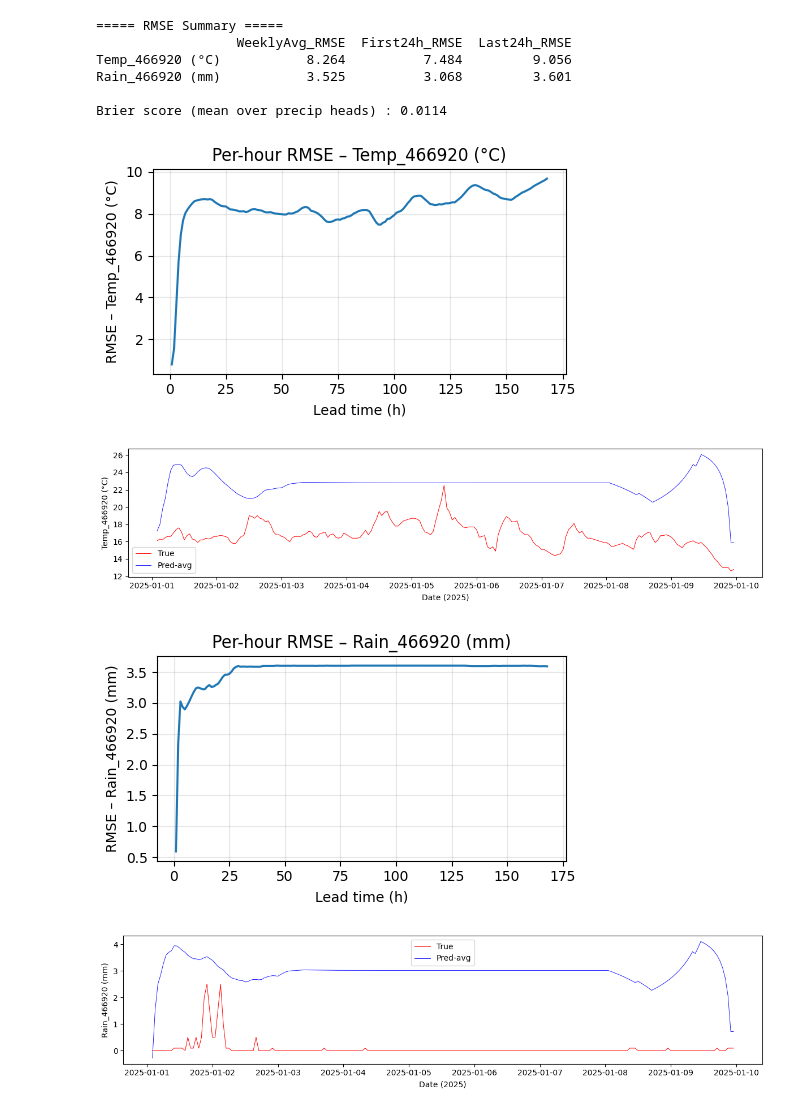
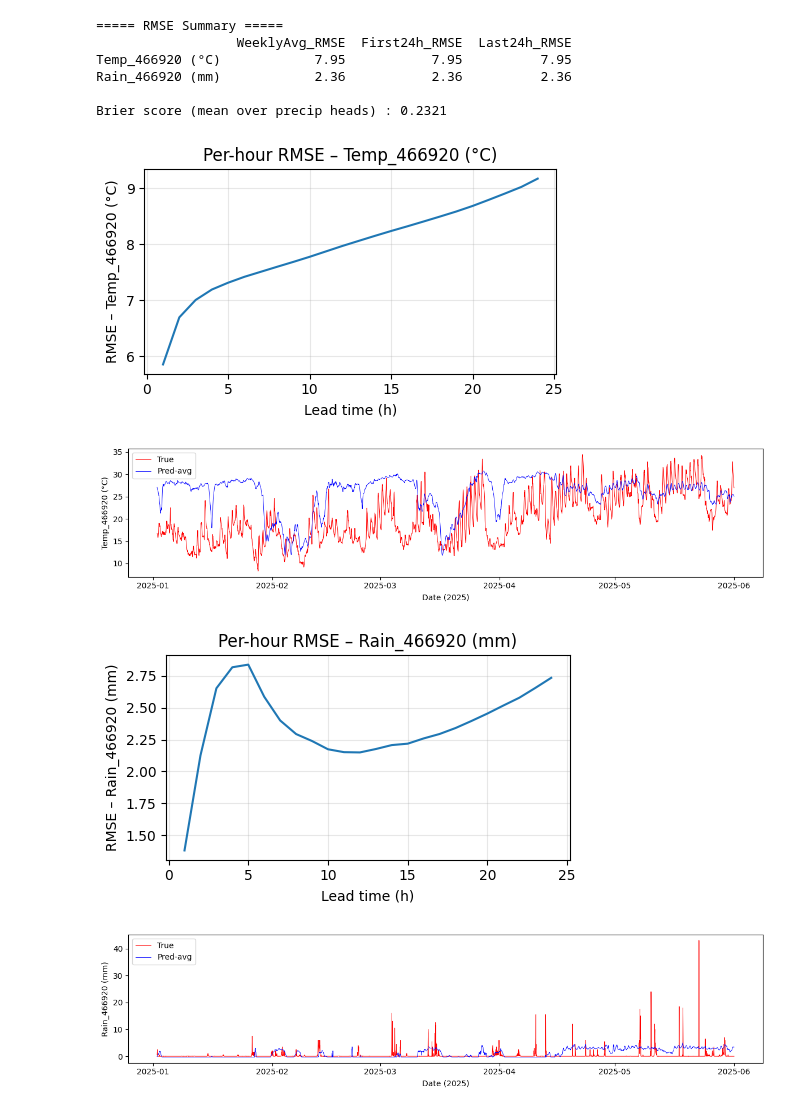
Before and after one commit to 0513Tim/AIOTLAB, a Jupyter notebook: evaluate.ipynb, the cells around one changed output. Saved outputs shown, nothing was run; the diff lists cells and outputs as text; code cells hidden in the pictures.

```diff
--- a/evaluate.ipynb
+++ b/evaluate.ipynb
@@ -70,30 +69,36 @@ Evaluate: 2025-01-01 00:00:00 → 2025-01-09 23:00:00 | hrs = 215
 # %%
-# 4) 緩衝 -------------------------------------------------------------------
+# 4) 緩衝區 ───────────────────────────────────────────────────────────────
 K = len(TARGET_COLS)
 pred_sum_std = np.zeros((N, K))
 pred_cnt     = np.zeros((N, 1))
-true_buf     = eval_df[TARGET_COLS].values
+true_buf     = df.loc[mask, TARGET_COLS].values    # 真值 (N,K)
 sqe          = np.zeros((K, HORIZON))
 cntR         = np.zeros((K, HORIZON))
 brier_s, brier_n = 0.0, 0
 
+# 5) 自迴歸預測 ───────────────────────────────────────────────────────────
+for st in tqdm(range(N - HORIZON), desc="AR rolling"):
+    # ---- 取「全球」歷史 window，包含 START_DATE 之前 --------
+    g_idx      = idx_eval[st]                         # 全表中的 row id
+    start_hist = g_idx - HISTORY + 1
+    assert start_hist >= 0, "資料開頭不足以提供 24 h 歷史"
+    win = all_std[start_hist : g_idx + 1].copy()      # (24,F)
 
-# 5) 自回歸 -----------------------------------------------------------------
-for st in tqdm(range(N - HORIZON), desc="AR rolling"):
-    win = eval_std[st - HISTORY + 1: st + 1].copy()
     pred_buf_std = np.zeros((HORIZON, K))
+
     for h in range(HORIZON):
-        x = torch.tensor(win[-HISTORY:][None], dtype=torch.float32).to(DEVICE)
+        x = torch.tensor(win[-HISTORY:][None],
+                         dtype=torch.float32).to(DEVICE)
         with torch.no_grad():
             p_hat, amt_hat, oth_hat = model(x)
-        p_hat  = p_hat.cpu().numpy()[0]
-        amt_hat= amt_hat.cpu().numpy()[0]
-        oth_hat= oth_hat.cpu().numpy()[0]
+        p_hat   = p_hat.cpu().numpy()[0]
+        amt_hat = amt_hat.cpu().numpy()[0]
+        oth_hat = oth_hat.cpu().numpy()[0]
 
         full = np.zeros(len(feat_cols), dtype=np.float32)
         full[precip_idx] = amt_hat
         full[[i for i in range(len(feat_cols)) if i not in precip_idx]] = oth_hat
-        win = np.vstack([win, full])
+        win = np.vstack([win, full])                  # 把預測塞進 window
 
         rain_amt = (p_hat > THR).astype(float) * amt_hat
         out_full = full.copy(); out_full[precip_idx] = rain_amt
@@ -108,14 +113,14 @@ for st in tqdm(range(N - HORIZON), desc="AR rolling"):
     pred_sum_std[rel_start:rel_end] += pred_buf_std
     pred_cnt[rel_start:rel_end]     += 1
 
-    # 反標準化後計算誤差
+    # 反標準化計 RMSE
     pred_buf = pred_buf_std * scale_tgt + mean_tgt
-    truth    = eval_df.iloc[rel_start:rel_end][TARGET_COLS].values
-    err2 = (pred_buf - truth) ** 2
-    sqe += err2.T
-    cntR+= 1
+    truth    = df.iloc[idx_eval[rel_start:rel_end]][TARGET_COLS].values
+    err2     = (pred_buf - truth) ** 2
+    sqe     += err2.T
+    cntR    += 1
 # %%
-# 6) 統計 + 圖表 ------------------------------------------------------------
+# 6) 結果統計 + 畫圖 ──────────────────────────────────────────────────────
 avg_pred_std = pred_sum_std / np.where(pred_cnt == 0, 1, pred_cnt)
 avg_pred     = avg_pred_std * scale_tgt + mean_tgt
 rmse         = np.sqrt(sqe / cntR)
@@ -130,40 +135,40 @@ print(summary)
 print(f"\nBrier score (mean over precip heads) : {brier_s / brier_n:.4f}")
 
 def safe(s): return regex.sub(r"[^\w一-龥]+", "_", s)
 
-skip      = HISTORY
-dt_plot   = eval_df["Datetime"].values[skip:]
+skip = HISTORY
+dt_plot   = df.loc[idx_eval[skip:], "Datetime"].values
 true_plot = true_buf[skip:]
 pred_plot = avg_pred[skip:]
 hours     = np.arange(1, HORIZON + 1)
 
 for i, col in enumerate(TARGET_COLS):
     label = name_map.get(col, col)
 
     # (A) lead-time RMSE
     plt.figure(figsize=(5, 3))
     plt.plot(hours, rmse[i]); plt.grid(alpha=.3)
     plt.xlabel("Lead time (h)"); plt.ylabel(f"RMSE – {label}")
     plt.title(f"Per-hour RMSE – {label}"); plt.tight_layout()
     plt.savefig(os.path.join(MODEL_DIR, f"rmse_{safe(label)}.png"))
     plt.show()
 
-    # (B) TS: True vs Pred-avg
+    # (B) True vs Pred-avg 時序
     plt.figure(figsize=(12, 3))
     plt.plot(dt_plot, true_plot[:, i], 'r', lw=.7, label="True")
     plt.plot(dt_plot, pred_plot[:, i], 'b', lw=.6, label="Pred-avg")
     plt.ylabel(label); plt.xlabel("Date (2025)")
     plt.legend(); plt.tight_layout()
     plt.savefig(os.path.join(MODEL_DIR, f"ts_{safe(label)}.png"))
     plt.show()
 # %% [output]
 ===== RMSE Summary =====
                   WeeklyAvg_RMSE  First24h_RMSE  Last24h_RMSE
-Temp_466920 (°C)           8.264          7.484         9.056
-Rain_466920 (mm)           3.525          3.068         3.601
+Temp_466920 (°C)            7.95           7.95          7.95
+Rain_466920 (mm)            2.36           2.36          2.36
 
-Brier score (mean over precip heads) : 0.0114
+Brier score (mean over precip heads) : 0.2321
-[figure, old version]
+[figure, new version]
-[figure, old version]
+[figure, new version]
-[figure, old version]
+[figure, new version]
-[figure, old version]
+[figure, new version]
```
Also changed, not shown: parts of 2 cells of this notebook, 8 other files.
